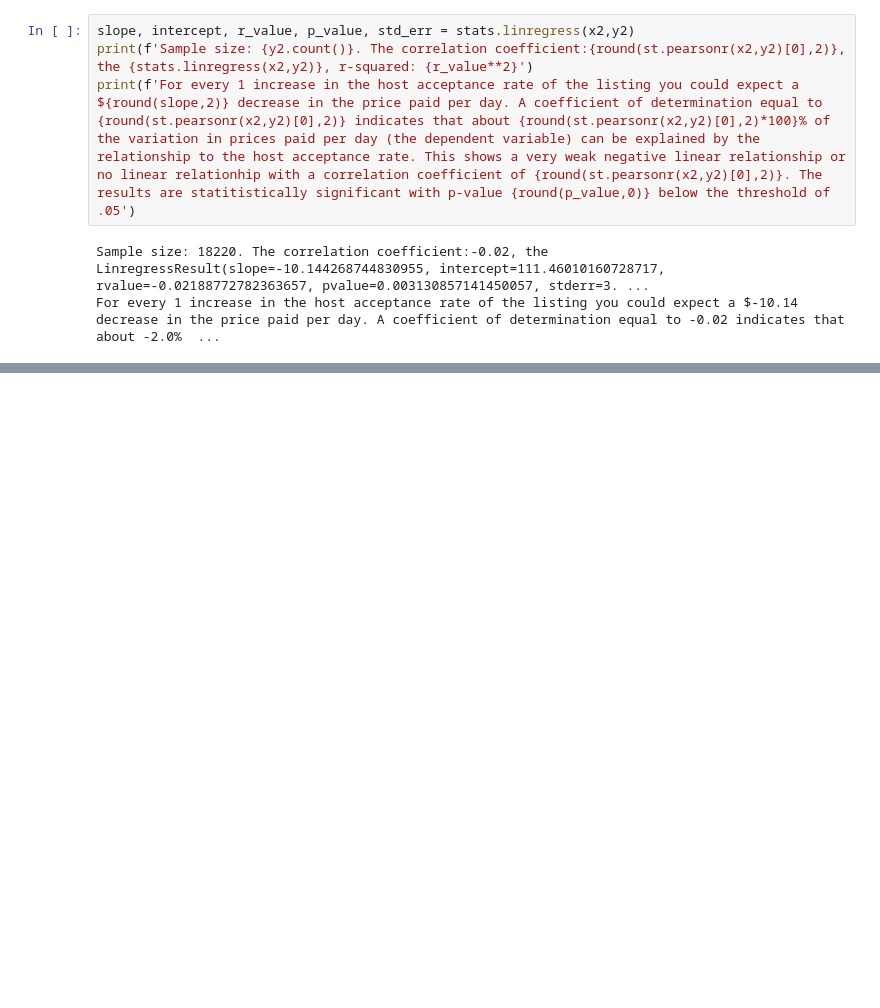
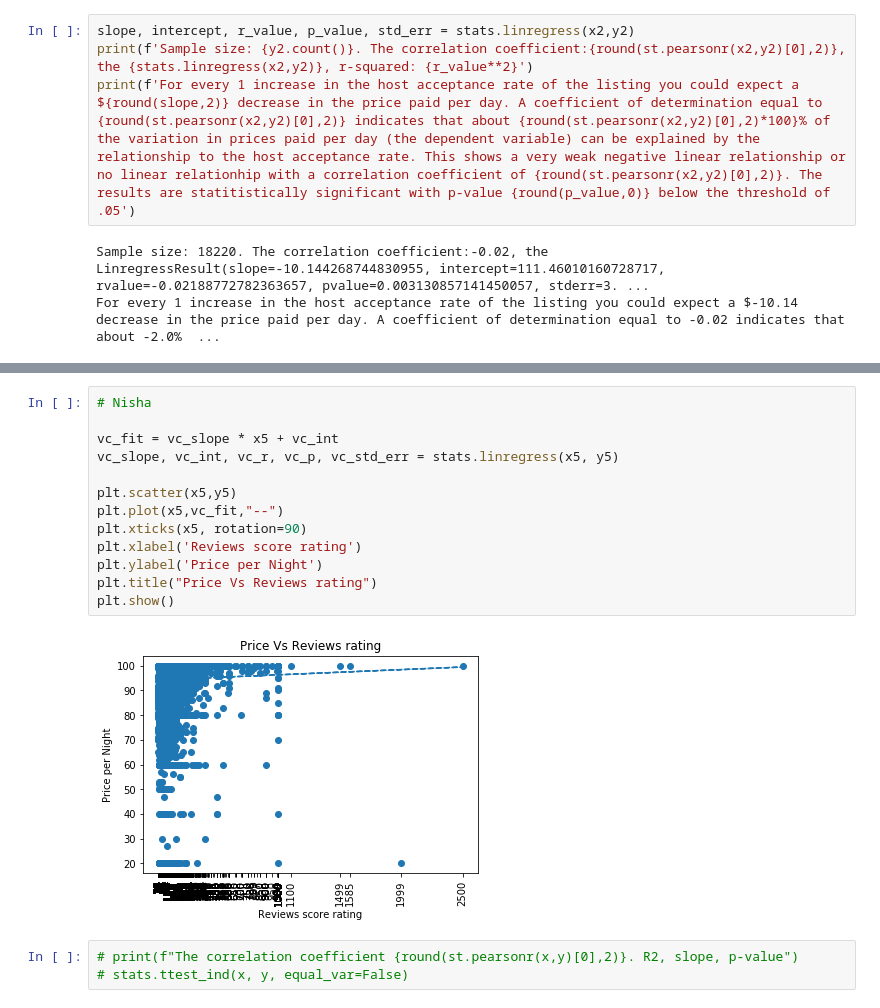
Before and after one commit to DerekTeed/project1_data, a Jupyter notebook: airbnbPy.ipynb, the cells around one changed output, grey strips where cells are left out. Cells and saved outputs as stored; diff of their text form; blank space fills up the shorter version.

```diff
--- a/airbnbPy.ipynb
+++ b/airbnbPy.ipynb
@@ -274,0 +401,18 @@ For every 1 increase in the number of people a listing will accommodate you coul
+# %%
+# Nisha
+
+vc_fit = vc_slope * x5 + vc_int
+vc_slope, vc_int, vc_r, vc_p, vc_std_err = stats.linregress(x5, y5)
+
+plt.scatter(x5,y5)
+plt.plot(x5,vc_fit,"--")
+plt.xticks(x5, rotation=90)
+plt.xlabel('Reviews score rating')
+plt.ylabel('Price per Night')
+plt.title("Price Vs Reviews rating")
+plt.show()
+# %% [output]
+[figure, added]
+# %%
+# print(f"The correlation coefficient {round(st.pearsonr(x,y)[0],2)}. R2, slope, p-value")
+# stats.ttest_ind(x, y, equal_var=False)
```
Also changed, not shown: parts of 27 cells of this notebook.
